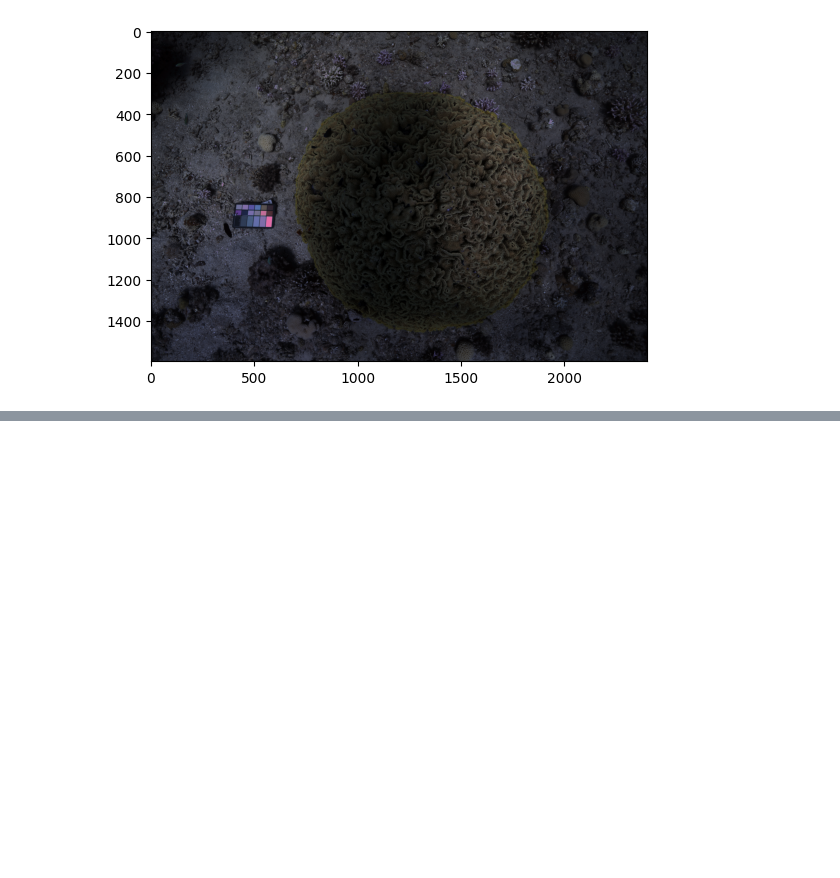
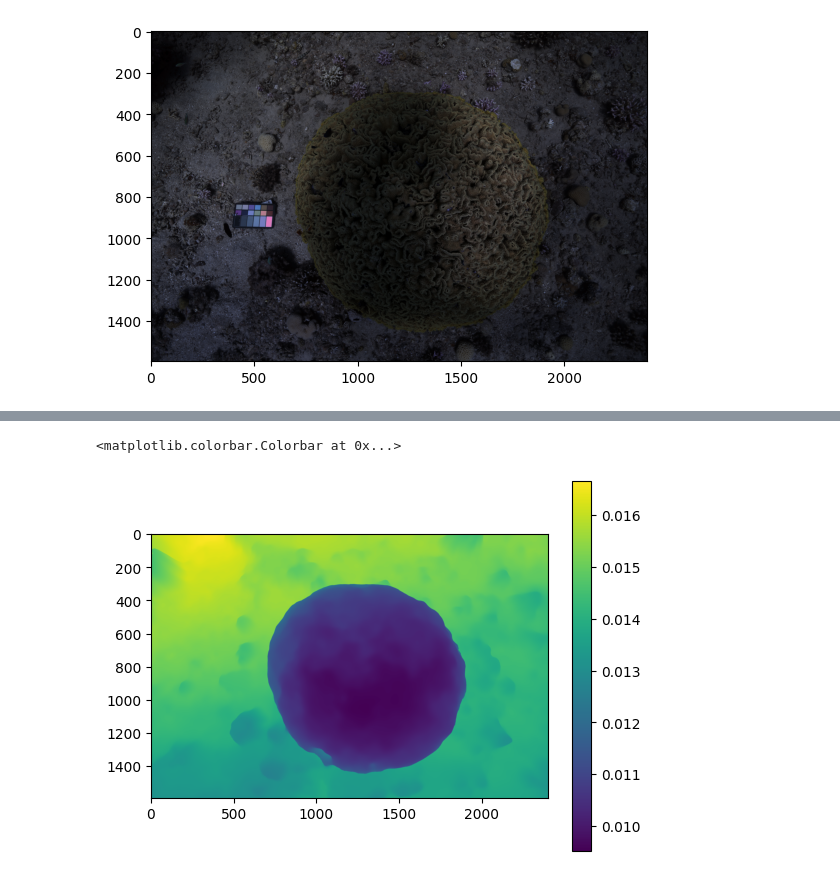
Before and after one commit to UCSD-E4E/pySeaThruDev, a Jupyter notebook: reference_implementation.ipynb, the cells around one changed output, grey strips where cells are left out. Drawn from its saved outputs; the diff is of its cells as text; code cells hidden in the pictures; blank space fills up the shorter version.

```diff
--- a/reference_implementation.ipynb
+++ b/reference_implementation.ipynb
@@ -142,0 +173,6 @@ plt.imshow(cv2.cvtColor(corrected, cv2.COLOR_BGR2RGB))
+# %%
+plt.imshow(Bg)
+plt.colorbar()
+# %% [output]
+<matplotlib.colorbar.Colorbar at 0x...>
+[figure, added]
```
Also changed, not shown: parts of 9 cells of this notebook, 3 other files.
